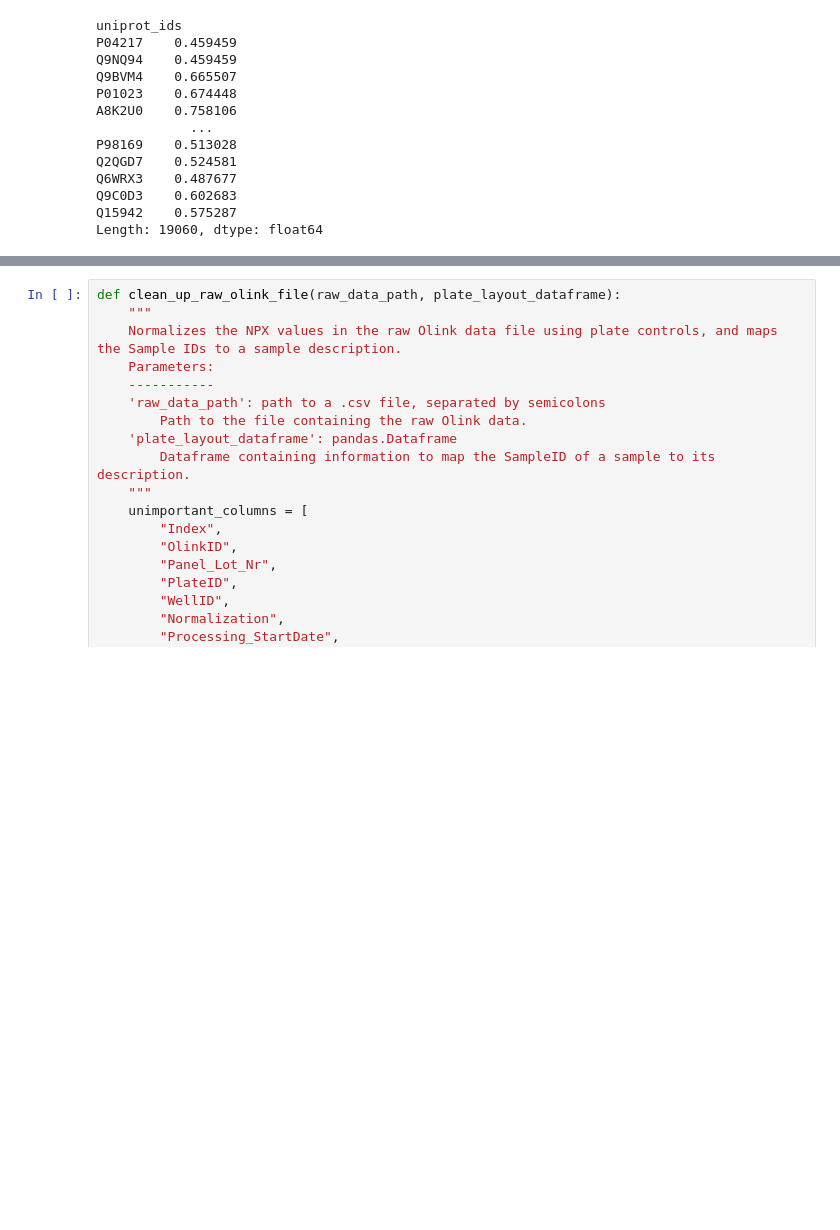
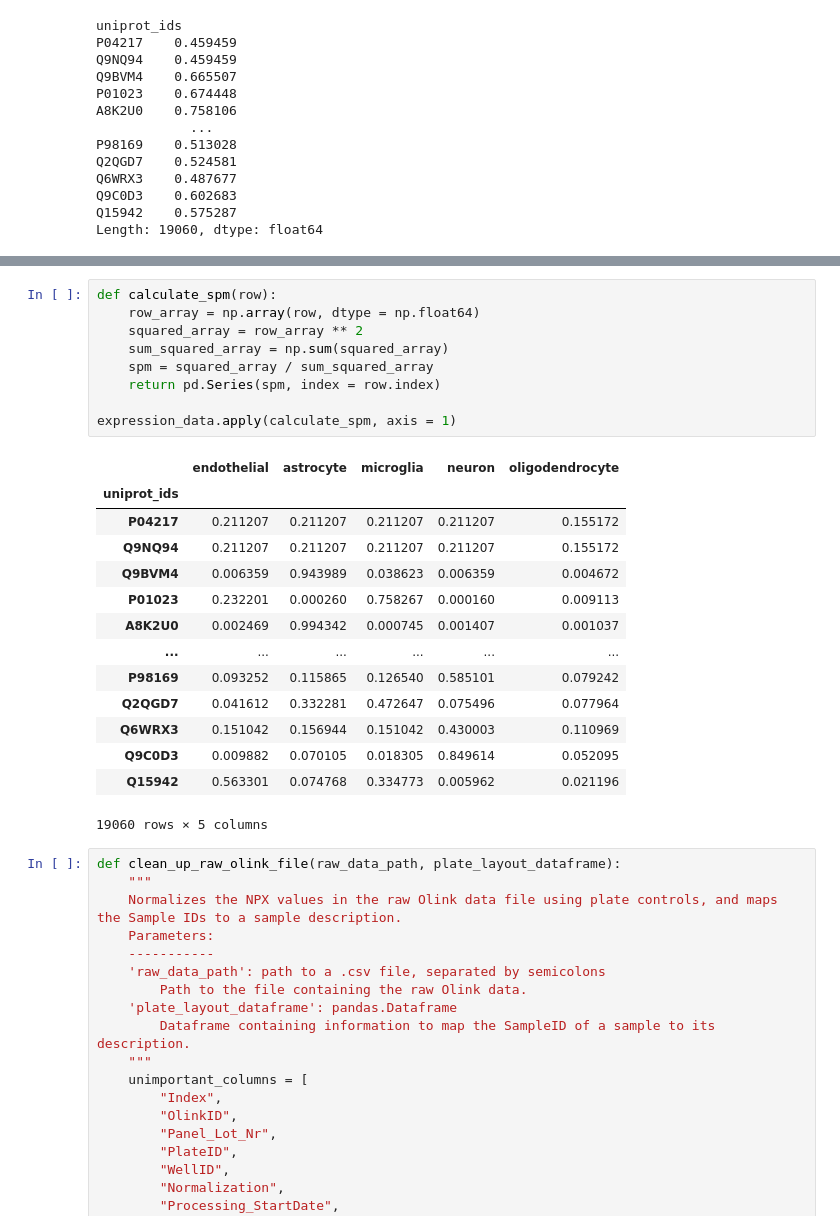
Before and after one commit to Walt-Lab/bdev_mass_spec, a Jupyter notebook: 10_analysis.ipynb, the cells around one changed output, grey strips where cells are left out. Drawn from its saved outputs; the diff is of its cells as text; blank space fills up the shorter version.

```diff
--- a/10_analysis.ipynb
+++ b/10_analysis.ipynb
@@ -710,3 +649,27 @@ Length: 19060, dtype: float64
+# %%
+def calculate_spm(row):
+    row_array = np.array(row, dtype = np.float64)
+    squared_array = row_array ** 2
+    sum_squared_array = np.sum(squared_array)
+    spm = squared_array / sum_squared_array
+    return pd.Series(spm, index = row.index)
+
+expression_data.apply(calculate_spm, axis = 1)
+# %% [output]
+|  | endothelial | astrocyte | microglia | neuron | oligodendrocyte |
+| uniprot_ids |  |  |  |  |  |
+| P04217 | 0.211207 | 0.211207 | 0.211207 | 0.211207 | 0.155172 |
+| Q9NQ94 | 0.211207 | 0.211207 | 0.211207 | 0.211207 | 0.155172 |
+| Q9BVM4 | 0.006359 | 0.943989 | 0.038623 | 0.006359 | 0.004672 |
+| P01023 | 0.232201 | 0.000260 | 0.758267 | 0.000160 | 0.009113 |
+| A8K2U0 | 0.002469 | 0.994342 | 0.000745 | 0.001407 | 0.001037 |
+| ... | ... | ... | ... | ... | ... |
+| P98169 | 0.093252 | 0.115865 | 0.126540 | 0.585101 | 0.079242 |
+| Q2QGD7 | 0.041612 | 0.332281 | 0.472647 | 0.075496 | 0.077964 |
+| Q6WRX3 | 0.151042 | 0.156944 | 0.151042 | 0.430003 | 0.110969 |
+| Q9C0D3 | 0.009882 | 0.070105 | 0.018305 | 0.849614 | 0.052095 |
+| Q15942 | 0.563301 | 0.074768 | 0.334773 | 0.005962 | 0.021196 |
+19060 rows × 5 columns
 # %%
 def clean_up_raw_olink_file(raw_data_path, plate_layout_dataframe):
     """
```
Also changed, not shown: parts of 3 cells of this notebook.
